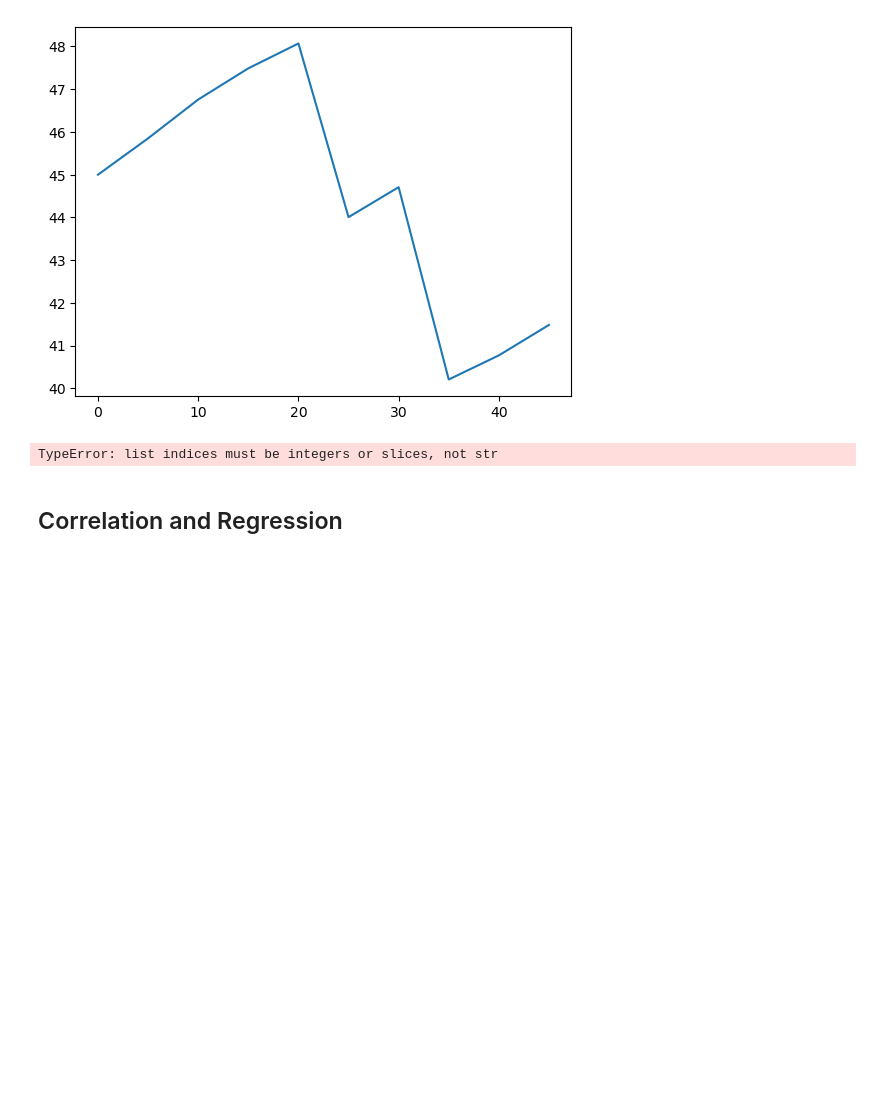
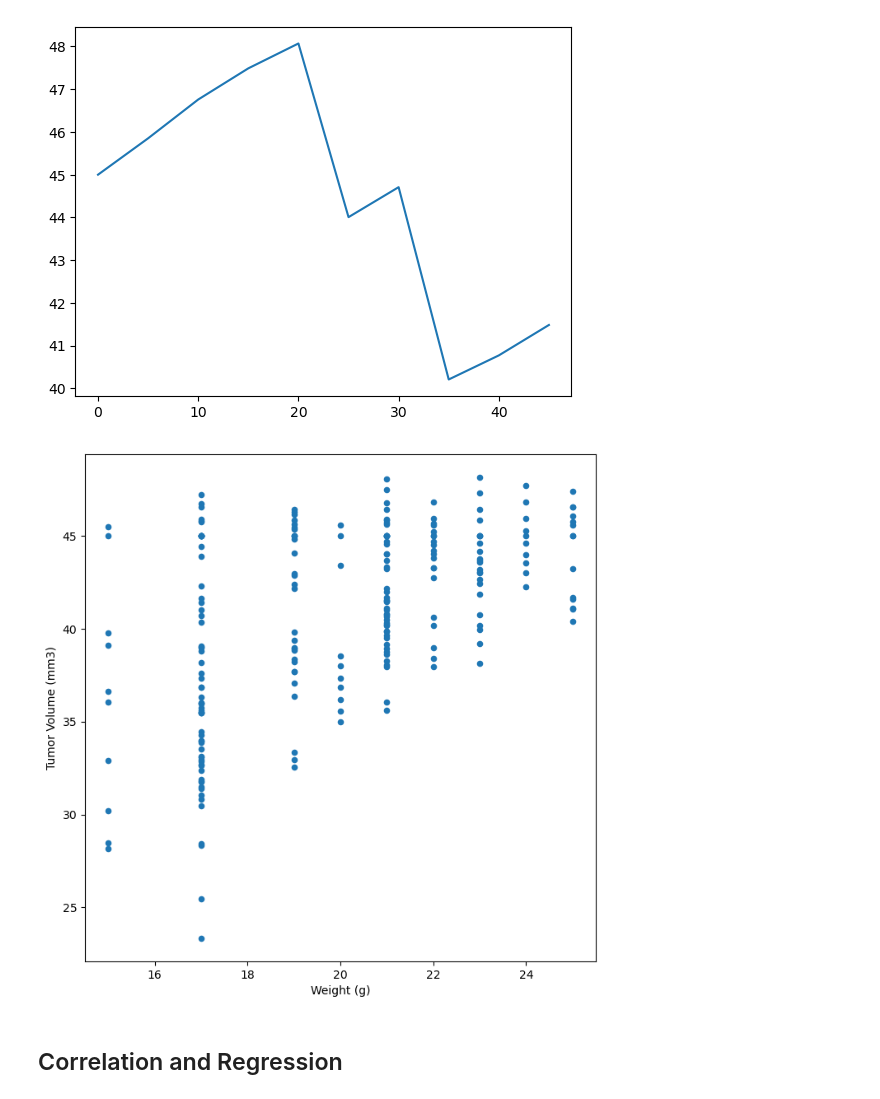
Before and after one commit to Tianyueli/Pymaceuticals_Challenge, a Jupyter notebook: pymaceuticals_starter.ipynb, the cells around one changed output. Drawn from its saved outputs; the diff is of its cells as text; code cells hidden in the pictures; blank space fills up the shorter version.

```diff
--- a/pymaceuticals_starter.ipynb
+++ b/pymaceuticals_starter.ipynb
@@ -389,24 +397,12 @@ plt.show()
 # %%
 # Generate a scatter plot of mouse weight vs. the average observed tumor volume for the entire Capomulin regimen
 Capomulin_data_df = clean_df.loc[clean_df["Drug Regimen"] == "Capomulin"]
-average_tumor_volume = Capomulin_data_df["Tumor Volume (mm3)"].mean()
-
-
-x = capomulin["Weight (g)"]
-y = capomulin["Tumor Volume (mm3)"]
-
-Capomulin_data_df.plot(kind="scatter", x= x, y=y,figsize=(8,8))
-# plt.show()
-
-# --------
-
-
-# Adding the average as a horizontal line on the plot
-plt.axhline(y=average_tumor_volume, color='r', linestyle='--', label="Average Tumor Volume")
-plt.legend()
-
-# plt.show()
+x_axis = Capomulin_data_df["Weight (g)"]
+y_axis = Capomulin_data_df["Tumor Volume (mm3)"]
+# plt.scatter(x_axis, y_axis, facecolors="blue", s=x_axis)
+Capomulin_data_df.plot(kind="scatter", x= "Weight (g)", y= "Tumor Volume (mm3)",figsize=(8,8))
+plt.show()
 # %% [output]
-TypeError: list indices must be integers or slices, not str
+[figure, added]
 # %% [markdown]
 ## Correlation and Regression
```
Also changed, not shown: parts of 7 cells of this notebook, 3 other files.
